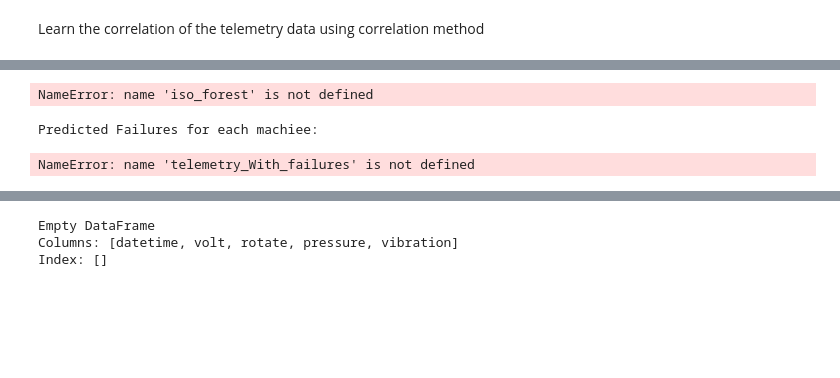
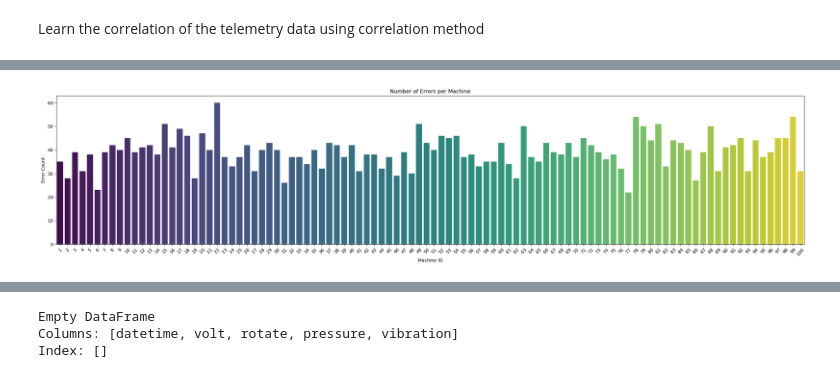
Before and after one commit to Nunusavi/Predictive-Maintenance-for-Industrial-Equipment, a Jupyter notebook: Data processing.ipynb, the cells around one changed output, grey strips where cells are left out. Drawn from its saved outputs; the diff is of its cells as text; code cells hidden in the pictures; blank space fills up the shorter version.

Commit message:
Added more data for another model and the previous model is completed

```diff
--- a/Data processing.ipynb
+++ b/Data processing.ipynb
@@ -91,19 +102,3 @@ plt.show()
-# %%
-telemetry['datetime'] = pd.to_datetime(telemetry['datetime'])
-
-# Plot telemetry data
-plt.figure(figsize=(15,10))
-sns.lineplot(x='datetime', y='volt', data=telemetry ,label='volt')
-sns.lineplot(x='datetime', y='rotate', data=telemetry ,label='rotate')
-sns.lineplot(x='datetime', y='pressure', data=telemetry ,label='pressure')
-sns.lineplot(x='datetime', y='vibration', data=telemetry ,label='vibration')
-
-plt.title('Telemertry data')
-plt.xlabel('Time')
-plt.ylabel('Telemerry Value')
-plt.legend()
-plt.grid(True)
-plt.show()
 # %% [markdown]
 Merged table for distrubution chart
 # %%
@@ -240,11 +195,17 @@ else:
-# %%
-telemetry_With_failures['failure'] = np.where(iso_forest.predict(x) == -1, 1, 0)
-telemetry_With_failures['failure'] = telemetry_With_failures.groupby('machineID')['failure'].transform('max')
-# %% [output]
-NameError: name 'iso_forest' is not defined
-# %%
-print("Predicted Failures for each machiee:")
-print(telemetry_With_failures[['machineID', 'failure']].drop_duplicates())
-# %% [output]
-Predicted Failures for each machiee:
-NameError: name 'telemetry_With_failures' is not defined
+# %%
+merged_error = pd.merge(telemetry, errors[['machineID', 'errorID']], how='left', on='machineID')
+
+# Count the number of errors per machine
+error_counts = errors['machineID'].value_counts().reset_index()
+error_counts.columns = ['machineID', 'error_count']
+
+# Plotting
+plt.figure(figsize=(30, 6))
+sns.barplot(x='machineID', y='error_count', data=error_counts, palette='viridis')
+plt.title('Number of Errors per Machine')
+plt.xlabel('Machine ID')
+plt.ylabel('Error Count')
+plt.xticks(rotation=45)
+plt.show()
+# %% [output]
+[figure, added]
```
Also changed, not shown: parts of 17 cells of this notebook, 3 other files.
